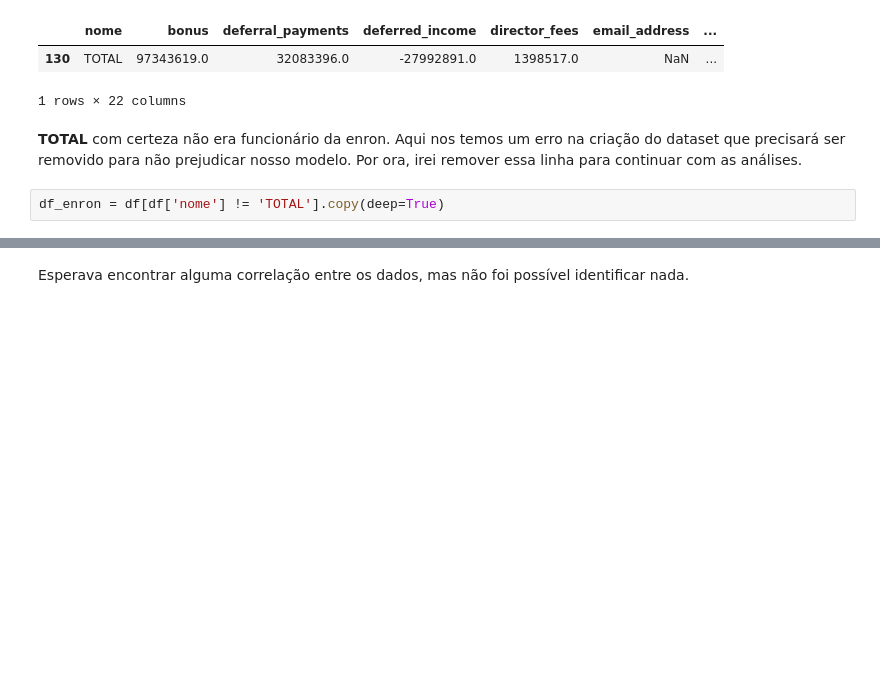
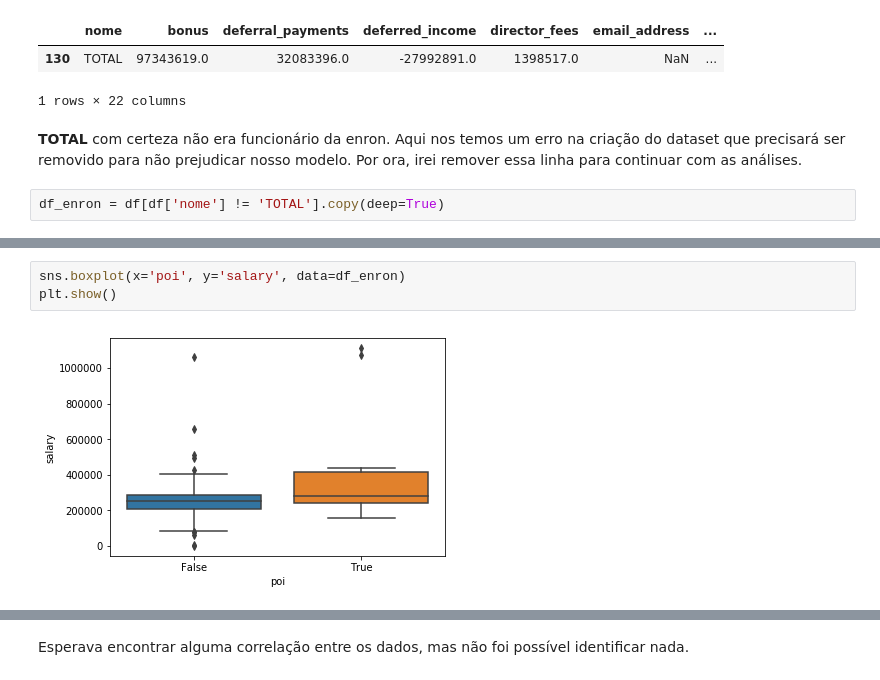
Before and after one commit to vyniciuss/enron_machine_learning, a Jupyter notebook: Projeto investigação Enron.ipynb, the cells around one changed output, grey strips where cells are left out. Cells and saved outputs as stored; diff of their text form; blank space fills up the shorter version.

```diff
--- a/Projeto investigação Enron.ipynb
+++ b/Projeto investigação Enron.ipynb
@@ -378,0 +354,5 @@ plt.tight_layout()
+# %%
+sns.boxplot(x='poi', y='salary', data=df_enron)
+plt.show()
+# %% [output]
+[figure, added]
```
Also changed, not shown: parts of 28 cells of this notebook.
